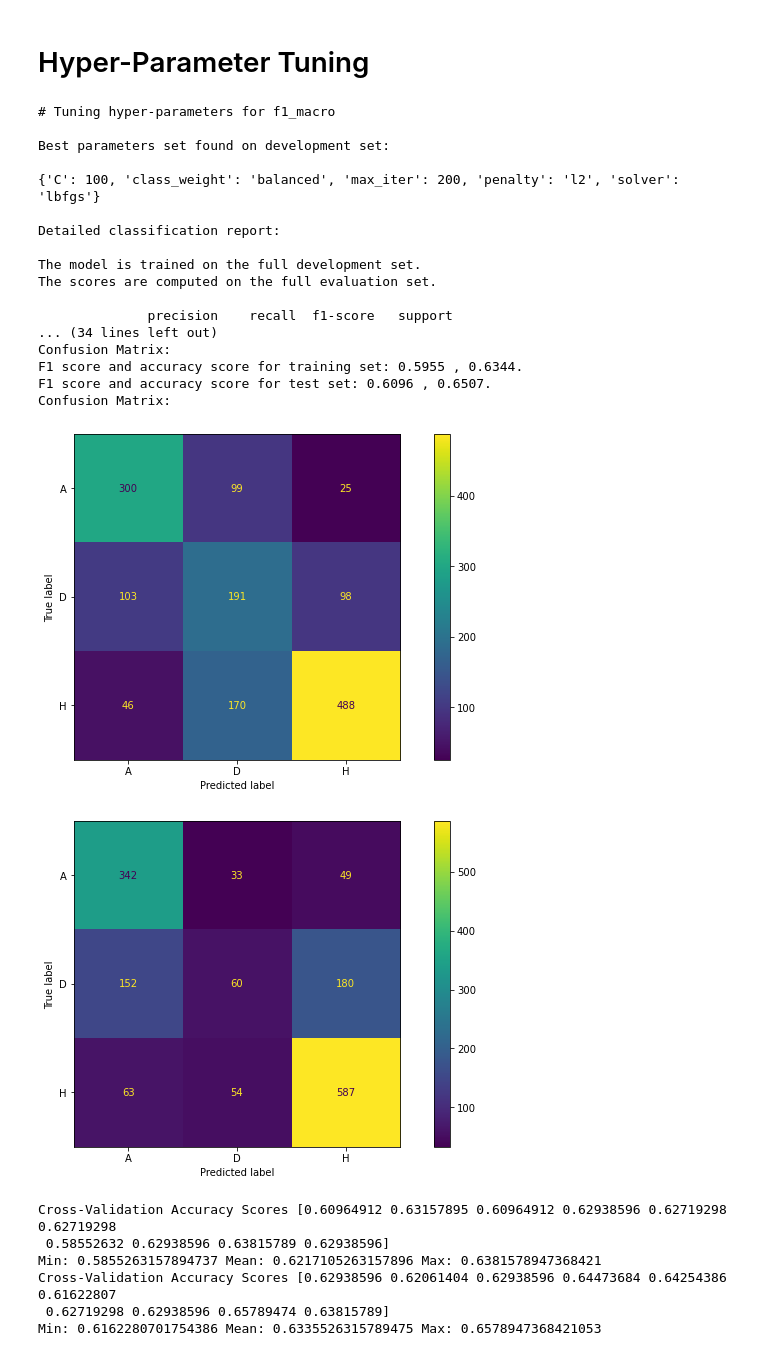
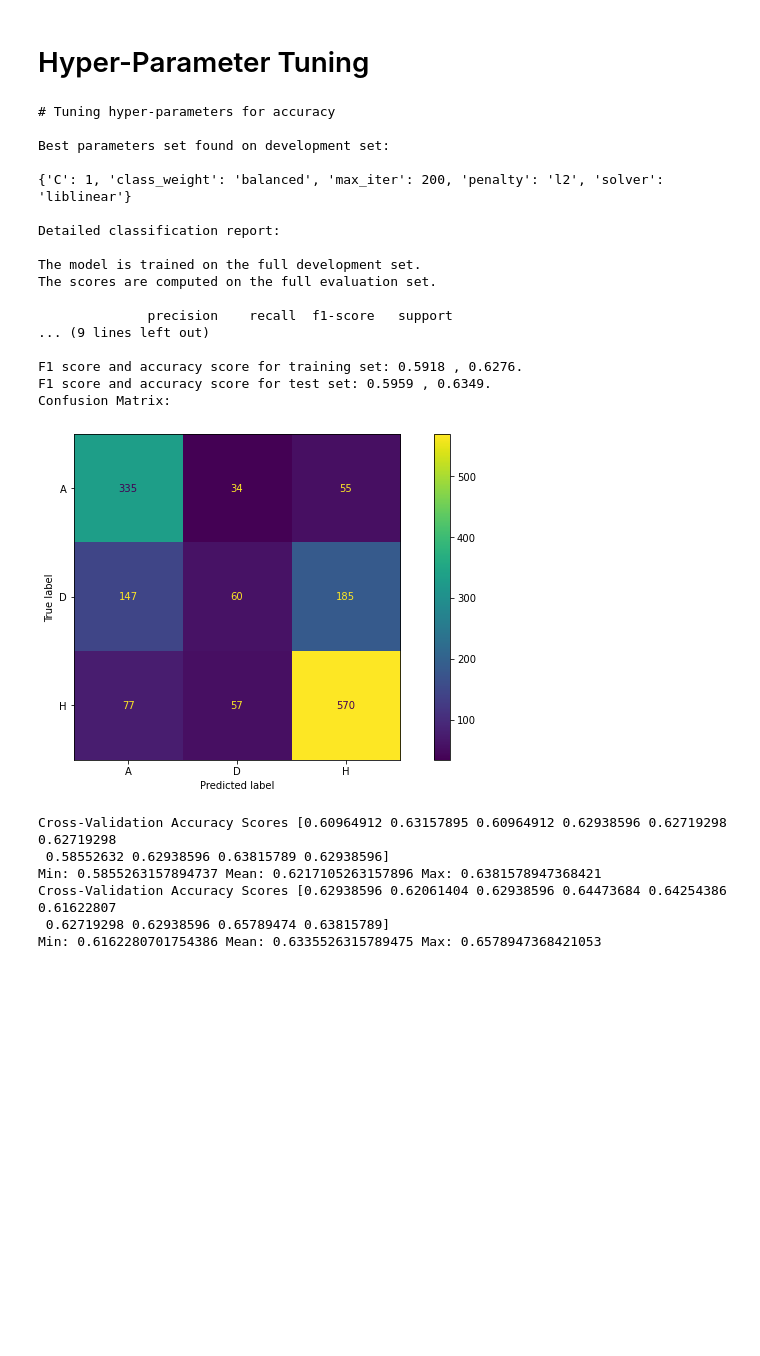
Before and after one commit to Rui-FMF/TAA_1, a Jupyter notebook: football_prediction.ipynb, the cells around one changed output. Drawn from its saved outputs; the diff is of its cells as text; code cells hidden in the pictures; blank space fills up the shorter version.

Commit message:
svm tests

```diff
--- a/football_prediction.ipynb
+++ b/football_prediction.ipynb
@@ -249,7 +249,7 @@ Confusion Matrix:
 def parameter_tuning(X_train, X_test, y_train, y_test, model, tuned_parameters, include_grid=False):
 
 
-    scores = ['f1_macro', 'accuracy']
+    scores = ['accuracy']
 
     best_parameters = []
 
@@ -287,41 +287,40 @@ def parameter_tuning(X_train, X_test, y_train, y_test, model, tuned_parameters,
         print()
 
     return best_parameters
 
 
 tuned_parameters = [{'solver': ['lbfgs'], 'max_iter': [200, 500],
                          'C': [1, 10, 100, 1000], 'class_weight': ['balanced'],
                          'penalty': ['l2']},
                     {'solver': ['liblinear'], 'max_iter': [200, 500],
                          'C': [1, 10, 100, 1000], 'class_weight': ['balanced'],
                          'penalty': ['l1', 'l2']}]
 
 best_parameters = parameter_tuning(X_train, X_test, y_train, y_test, LogisticRegression(), tuned_parameters)
 
 for p in best_parameters:
     clf_log1 = LogisticRegression(random_state = 24)
     clf_log1.set_params(**p)
     train_and_test(clf_log1, X_train, X_test, y_train, y_test)
 # %% [output]
-# Tuning hyper-parameters for f1_macro
+# Tuning hyper-parameters for accuracy
 
 Best parameters set found on development set:
 
-{'C': 100, 'class_weight': 'balanced', 'max_iter': 200, 'penalty': 'l2', 'solver': 'lbfgs'}
+{'C': 1, 'class_weight': 'balanced', 'max_iter': 200, 'penalty': 'l2', 'solver': 'liblinear'}
 
 Detailed classification report:
 
 The model is trained on the full development set.
 The scores are computed on the full evaluation set.
 
               precision    recall  f1-score   support
-... (34 lines left out)
+... (9 lines left out)
+
+F1 score and accuracy score for training set: 0.5918 , 0.6276.
+F1 score and accuracy score for test set: 0.5959 , 0.6349.
 Confusion Matrix:
-F1 score and accuracy score for training set: 0.5955 , 0.6344.
-F1 score and accuracy score for test set: 0.6096 , 0.6507.
-Confusion Matrix:
-[figure, old version]
+[figure, new version]
-[figure, removed]
 # %%
 #Tuning for f1 score will decrease accuracy by a bit
 #Tuning for accuracy will increase overall accuracy, and greatly increasy accuracy for H and A predictions but result
```
Also changed, not shown: parts of 8 cells of this notebook.
